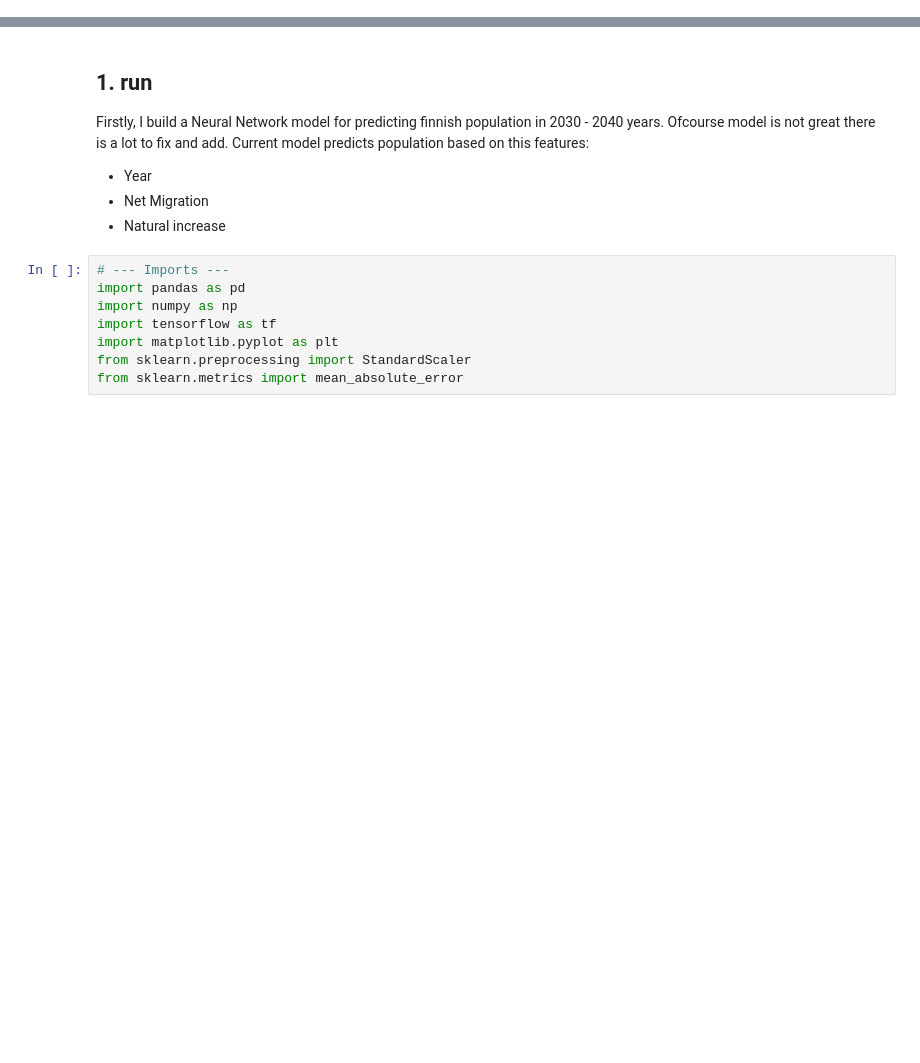
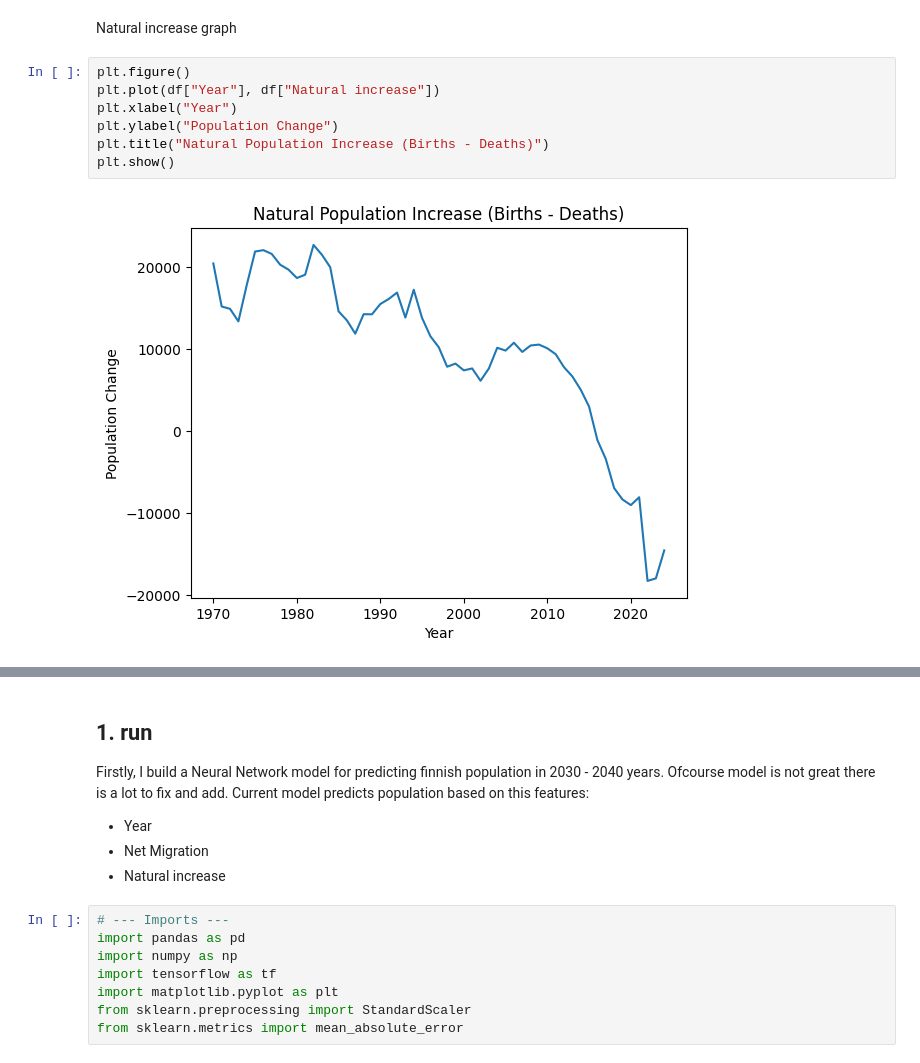
Before and after one commit to Rolands-Prohorovs/Machine-Learning, a Jupyter notebook: Population shifts in Finland/model4.ipynb, the cells around one changed output, grey strips where cells are left out. Drawn from its saved outputs; the diff is of its cells as text; blank space fills up the shorter version.

```diff
--- a/Population shifts in Finland/model4.ipynb
+++ b/Population shifts in Finland/model4.ipynb
@@ -0,0 +63,11 @@
+# %% [markdown]
+Natural increase graph
+# %%
+plt.figure()
+plt.plot(df["Year"], df["Natural increase"])
+plt.xlabel("Year")
+plt.ylabel("Population Change")
+plt.title("Natural Population Increase (Births - Deaths)")
+plt.show()
+# %% [output]
+[figure, added]
```
Also changed, not shown: parts of 29 cells of this notebook, 3 other files.
